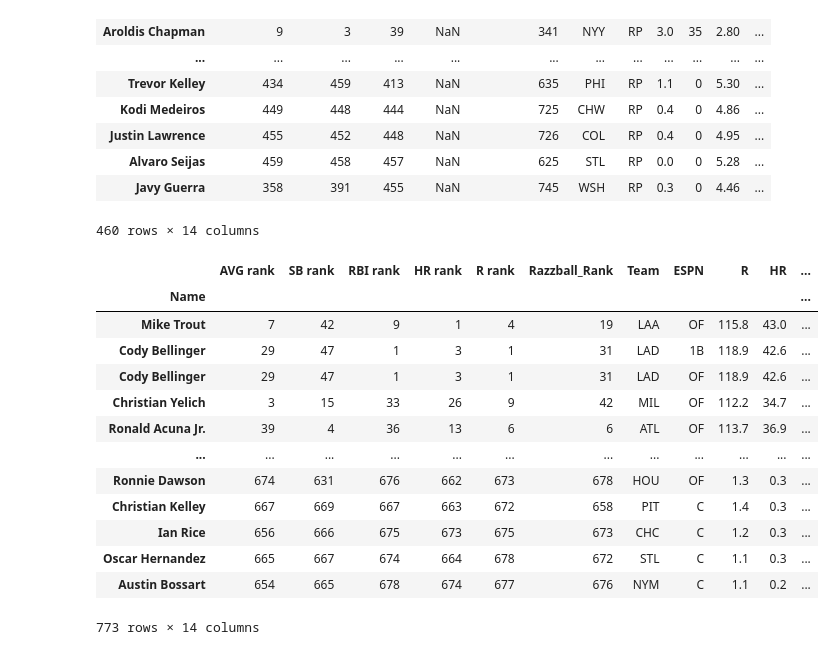
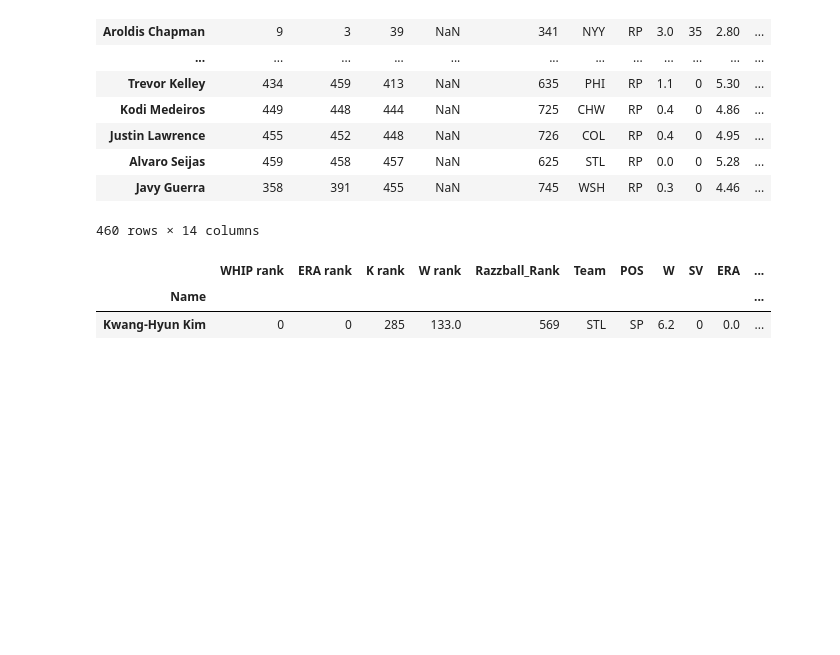
Before and after one commit to samozm/rotissarie_baseball, a Jupyter notebook: Baseball_Drafter.ipynb, the cells around one changed output. Cells and saved outputs as stored; diff of their text form; code cells hidden in the pictures; blank space fills up the shorter version.

```diff
--- a/Baseball_Drafter.ipynb
+++ b/Baseball_Drafter.ipynb
@@ -177,22 +177,12 @@ pitcher_tables['RP']
 # %%
 all_hitters = group_by_pos(get_hitters().set_index('Name'))[0].sort_values(by='Ovr',ascending=True).reset_index();
 
-hitters
+
+pitchers[pitchers.index.str.contains("Kwang")]
 # %% [output]
-|  | AVG rank | SB rank | RBI rank | HR rank | R rank | Razzball_Rank | Team | ESPN | R | HR | ... |
+|  | WHIP rank | ERA rank | K rank | W rank | Razzball_Rank | Team | POS | W | SV | ERA | ... |
 | Name |  |  |  |  |  |  |  |  |  |  | ... |
-| Mike Trout | 7 | 42 | 9 | 1 | 4 | 19 | LAA | OF | 115.8 | 43.0 | ... |
-| Cody Bellinger | 29 | 47 | 1 | 3 | 1 | 31 | LAD | 1B | 118.9 | 42.6 | ... |
-| Cody Bellinger | 29 | 47 | 1 | 3 | 1 | 31 | LAD | OF | 118.9 | 42.6 | ... |
-| Christian Yelich | 3 | 15 | 33 | 26 | 9 | 42 | MIL | OF | 112.2 | 34.7 | ... |
-| Ronald Acuna Jr. | 39 | 4 | 36 | 13 | 6 | 6 | ATL | OF | 113.7 | 36.9 | ... |
-| ... | ... | ... | ... | ... | ... | ... | ... | ... | ... | ... | ... |
-| Ronnie Dawson | 674 | 631 | 676 | 662 | 673 | 678 | HOU | OF | 1.3 | 0.3 | ... |
-| Christian Kelley | 667 | 669 | 667 | 663 | 672 | 658 | PIT | C | 1.4 | 0.3 | ... |
-| Ian Rice | 656 | 666 | 675 | 673 | 675 | 673 | CHC | C | 1.2 | 0.3 | ... |
-| Oscar Hernandez | 665 | 667 | 674 | 664 | 678 | 672 | STL | C | 1.1 | 0.3 | ... |
-| Austin Bossart | 654 | 665 | 678 | 674 | 677 | 676 | NYM | C | 1.1 | 0.2 | ... |
+| Kwang-Hyun Kim | 0 | 0 | 285 | 133.0 | 569 | STL | SP | 6.2 | 0 | 0.0 | ... |
-773 rows × 14 columns
 # %%
 def minimization_fun(x):
     sm = 0
```
Also changed, not shown: parts of 1 cell of this notebook.
